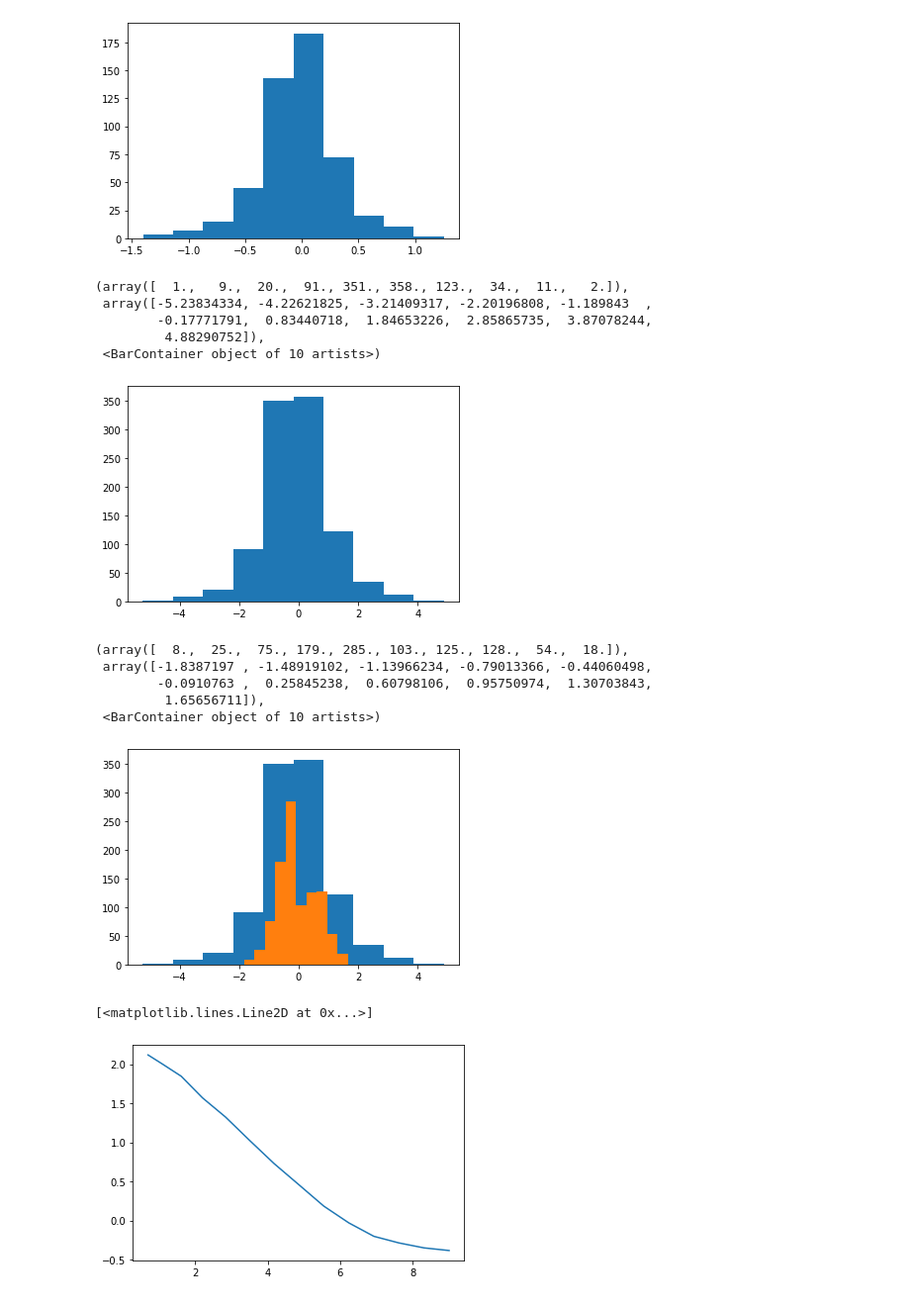
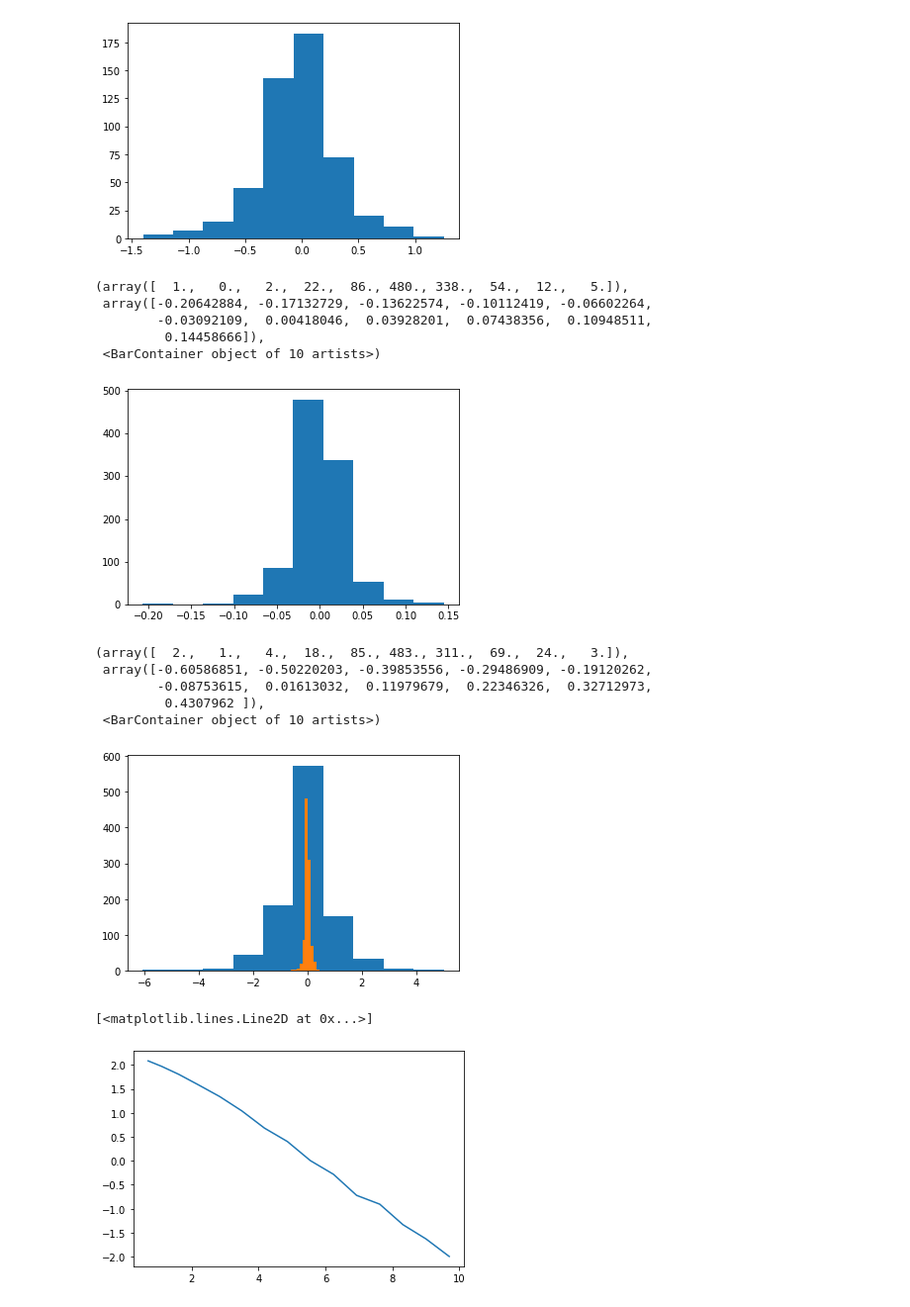
Before and after one commit to Jamjam1729/Masters_Coursework, a Jupyter notebook: Masters/FM06 Coursework.ipynb, the cells around one changed output. Shown: that part at 99% size. Drawn from its saved outputs; the diff is of its cells as text; code cells hidden in the pictures.

```diff
--- a/Masters/FM06 Coursework.ipynb
+++ b/Masters/FM06 Coursework.ipynb
@@ -171,33 +171,12 @@ def simulate_gbm(S0, mu, T, n_sims, n_steps):
 
     return paths, times
 
-""" def call_delta_hedging( S0, K, T, r, mu, sigma, n_steps, n_paths):
-    ### BEGIN SOLUTION
-    S, times = simulate_gbm_paths(S0,mu,sigma,T,n_steps,n_paths)
-    portfolio = np.zeros(S.shape)
-    t=times[0]
-    V = black_scholes_call_price(S0,0,K,T,r,sigma)
-    portfolio[:,0] = V
-    dt = T/n_steps #...
-    for i in range(0,len(times)-1):
-        t = times[i]
-        S_t=S[:,i]
-        q_t = black_scholes_call_delta(S_t,t,K,T,r,sigma)
-        B_t = portfolio[:,i]-q_t*S_t
-        B_with_interest = B_t*np.exp(dt*r)
-        S_tplusdt=S[:,i+1]
-        new_stock_value=q_t*S_tplusdt
-        portfolio[:,i+1]=B_with_interest+new_stock_value
 
-    S_T = S[:,-1]
-    final_balance = portfolio[:,-1]
-    error = final_balance - np.maximum(S_T - K,0)
-    return error """
 
 def simulate_delta_varying_vol(S0, K, T, r, mu, n_sims, n_steps):
-    int_vol = np.sqrt(integrate_vol(end_time = T))
+    int_vol = np.sqrt(1 / T * integrate_vol(end_time = T))
     paths, times = simulate_gbm(S0, mu, T, n_sims, n_steps)
-    V = black_scholes_call_price(S0, 0, K, 1, r, int_vol)
+    V = black_scholes_call_price(S0, 0, K, T, r, int_vol)
 
     portfolio = np.zeros(paths.shape)
     portfolio[:, 0] = V
@@ -208,8 +187,8 @@ def simulate_delta_varying_vol(S0, K, T, r, mu, n_sims, n_steps):
         t = times[i]
 
         S_at_time_t = paths[:, i]
-        new_vol = np.sqrt(integrate_vol(start_time = t, end_time = T))
-        delta_t = black_scholes_call_delta(S_at_time_t, 0, K, 1, r, new_vol)
+        new_vol = np.sqrt(1 / (T - t) * integrate_vol(start_time = t, end_time = T))
+        delta_t = black_scholes_call_delta(S_at_time_t, t, K, T, r, new_vol)
         bank_at_t = portfolio[:, i] - delta_t * S_at_time_t
         bank_at_t_plus_dt = bank_at_t * np.exp(dt * r)
         S_at_t_plus_dt = paths[:, i+1]
@@ -222,16 +201,16 @@ def simulate_delta_varying_vol(S0, K, T, r, mu, n_sims, n_steps):
     error = final_portfolio - np.maximum(S_T - K, 0)
     return paths, portfolio, error
 # %%
-paths, port, error = simulate_delta_varying_vol(S0, K, T, r, mu, n_sims, n_steps)
+paths, port, error = simulate_delta_varying_vol(S0, K, T, r, mu, n_sims, 1_000 * n_steps)
 # %%
 plt.hist(error)
 # %% [output]
-(array([  1.,   9.,  20.,  91., 351., 358., 123.,  34.,  11.,   2.]),
- array([-5.23834334, -4.22621825, -3.21409317, -2.20196808, -1.189843  ,
-        -0.17771791,  0.83440718,  1.84653226,  2.85865735,  3.87078244,
-         4.88290752]),
+(array([  1.,   0.,   2.,  22.,  86., 480., 338.,  54.,  12.,   5.]),
+ array([-0.20642884, -0.17132729, -0.13622574, -0.10112419, -0.06602264,
+        -0.03092109,  0.00418046,  0.03928201,  0.07438356,  0.10948511,
+         0.14458666]),
  <BarContainer object of 10 artists>)
-[figure, old version]
+[figure, new version]
 # %%
 paths1, port1, error1 = simulate_delta_varying_vol(S0, K, T, r, mu, n_sims, n_steps)
 paths2, port2, error2 = simulate_delta_varying_vol(S0, K, T, r, mu, n_sims, 100 * n_steps)
@@ -239,23 +218,23 @@ paths2, port2, error2 = simulate_delta_varying_vol(S0, K, T, r, mu, n_sims, 100
 plt.hist(error1)
 plt.hist(error2)
 # %% [output]
-(array([  8.,  25.,  75., 179., 285., 103., 125., 128.,  54.,  18.]),
- array([-1.8387197 , -1.48919102, -1.13966234, -0.79013366, -0.44060498,
-        -0.0910763 ,  0.25845238,  0.60798106,  0.95750974,  1.30703843,
-         1.65656711]),
+(array([  2.,   1.,   4.,  18.,  85., 483., 311.,  69.,  24.,   3.]),
+ array([-0.60586851, -0.50220203, -0.39853556, -0.29486909, -0.19120262,
+        -0.08753615,  0.01613032,  0.11979679,  0.22346326,  0.32712973,
+         0.4307962 ]),
  <BarContainer object of 10 artists>)
-[figure, old version]
+[figure, new version]
 # %%
-n_points = 14
+n_points = 15
 n_steps_rme_testing = np.zeros(n_points)
 rms_error = np.zeros(n_points)
 for i in range(0, n_points):
     n_steps_rme_testing[i] = 2 ** i + 1
     paths, port, error = simulate_delta_varying_vol(S0, K, T, r,  mu, n_sims, int(n_steps_rme_testing[i]))
     rms_error[i] = np.sqrt(np.mean(error ** 2))
 
 ax = plt.gca()
 ax.plot(np.log(n_steps_rme_testing), np.log(rms_error))
 # %% [output]
 [<matplotlib.lines.Line2D at 0x...>]
-[figure, old version]
+[figure, new version]
```
Also changed, not shown: parts of 5 cells of this notebook.
